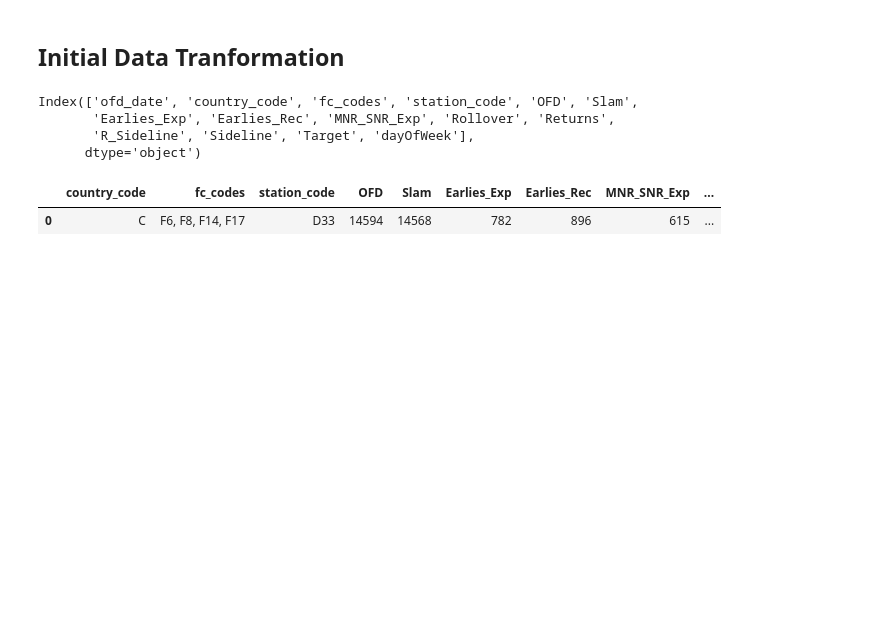
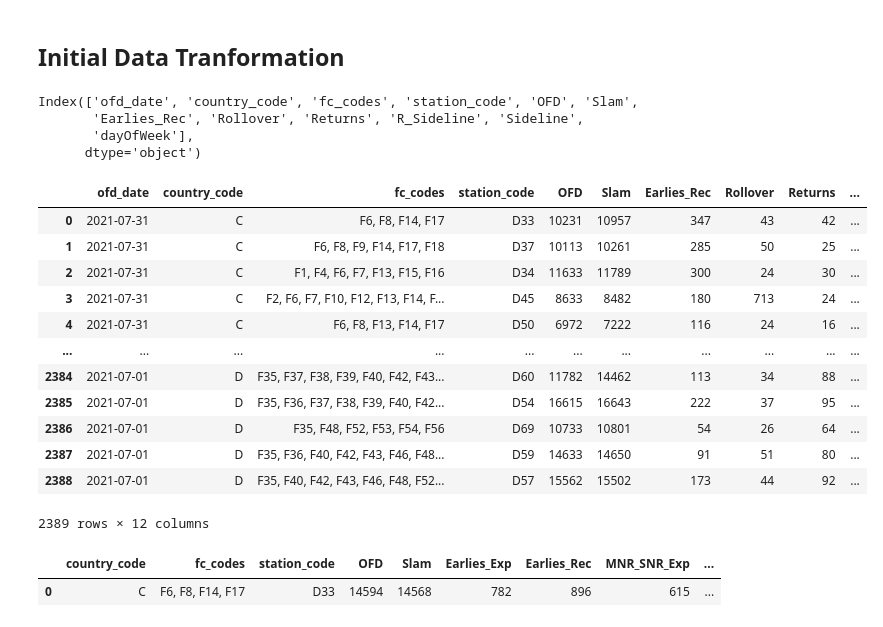
Before and after one commit to mariocastro014/datathon, a Jupyter notebook: code (2) (2).ipynb, the cells around one changed output. Cells and saved outputs as stored; diff of their text form; code cells hidden in the pictures; blank space fills up the shorter version.

```diff
--- a/code (2) (2).ipynb
+++ b/code (2) (2).ipynb
@@ -253,6 +253,9 @@ train=train2
 """
 train["dayOfWeek"] = train['ofd_date'].dt.day_of_week
 # train.tail()
+
+
+test["dayOfWeek"] = test['ofd_date'].dt.day_of_week
 # %%
 train.groupby('dayOfWeek').mean()['Target'].plot.bar()
 # %% [output]
@@ -301,11 +304,28 @@ new_train['fc_codes'].str.get_dummies(sep=', ').corr()
 # %%
 ## Count of FC codes
 train.columns
+test.columns
 # %% [output]
 Index(['ofd_date', 'country_code', 'fc_codes', 'station_code', 'OFD', 'Slam',
-       'Earlies_Exp', 'Earlies_Rec', 'MNR_SNR_Exp', 'Rollover', 'Returns',
-       'R_Sideline', 'Sideline', 'Target', 'dayOfWeek'],
+       'Earlies_Rec', 'Rollover', 'Returns', 'R_Sideline', 'Sideline',
+       'dayOfWeek'],
       dtype='object')
+# %%
+test
+# %% [output]
+|  | ofd_date | country_code | fc_codes | station_code | OFD | Slam | Earlies_Rec | Rollover | Returns | ... |
+| 0 | 2021-07-31 | C | F6, F8, F14, F17 | D33 | 10231 | 10957 | 347 | 43 | 42 | ... |
+| 1 | 2021-07-31 | C | F6, F8, F9, F14, F17, F18 | D37 | 10113 | 10261 | 285 | 50 | 25 | ... |
+| 2 | 2021-07-31 | C | F1, F4, F6, F7, F13, F15, F16 | D34 | 11633 | 11789 | 300 | 24 | 30 | ... |
+| 3 | 2021-07-31 | C | F2, F6, F7, F10, F12, F13, F14, F... | D45 | 8633 | 8482 | 180 | 713 | 24 | ... |
+| 4 | 2021-07-31 | C | F6, F8, F13, F14, F17 | D50 | 6972 | 7222 | 116 | 24 | 16 | ... |
+| ... | ... | ... | ... | ... | ... | ... | ... | ... | ... | ... |
+| 2384 | 2021-07-01 | D | F35, F37, F38, F39, F40, F42, F43... | D60 | 11782 | 14462 | 113 | 34 | 88 | ... |
+| 2385 | 2021-07-01 | D | F35, F36, F37, F38, F39, F40, F42... | D54 | 16615 | 16643 | 222 | 37 | 95 | ... |
+| 2386 | 2021-07-01 | D | F35, F48, F52, F53, F54, F56 | D69 | 10733 | 10801 | 54 | 26 | 64 | ... |
+| 2387 | 2021-07-01 | D | F35, F36, F40, F42, F43, F46, F48... | D59 | 14633 | 14650 | 91 | 51 | 80 | ... |
+| 2388 | 2021-07-01 | D | F35, F40, F42, F43, F46, F48, F52... | D57 | 15562 | 15502 | 173 | 44 | 92 | ... |
+2389 rows × 12 columns
 # %%
 # DATA TRANSFORMATION
 
```
Also changed, not shown: parts of 5 cells of this notebook, 1 other file.
